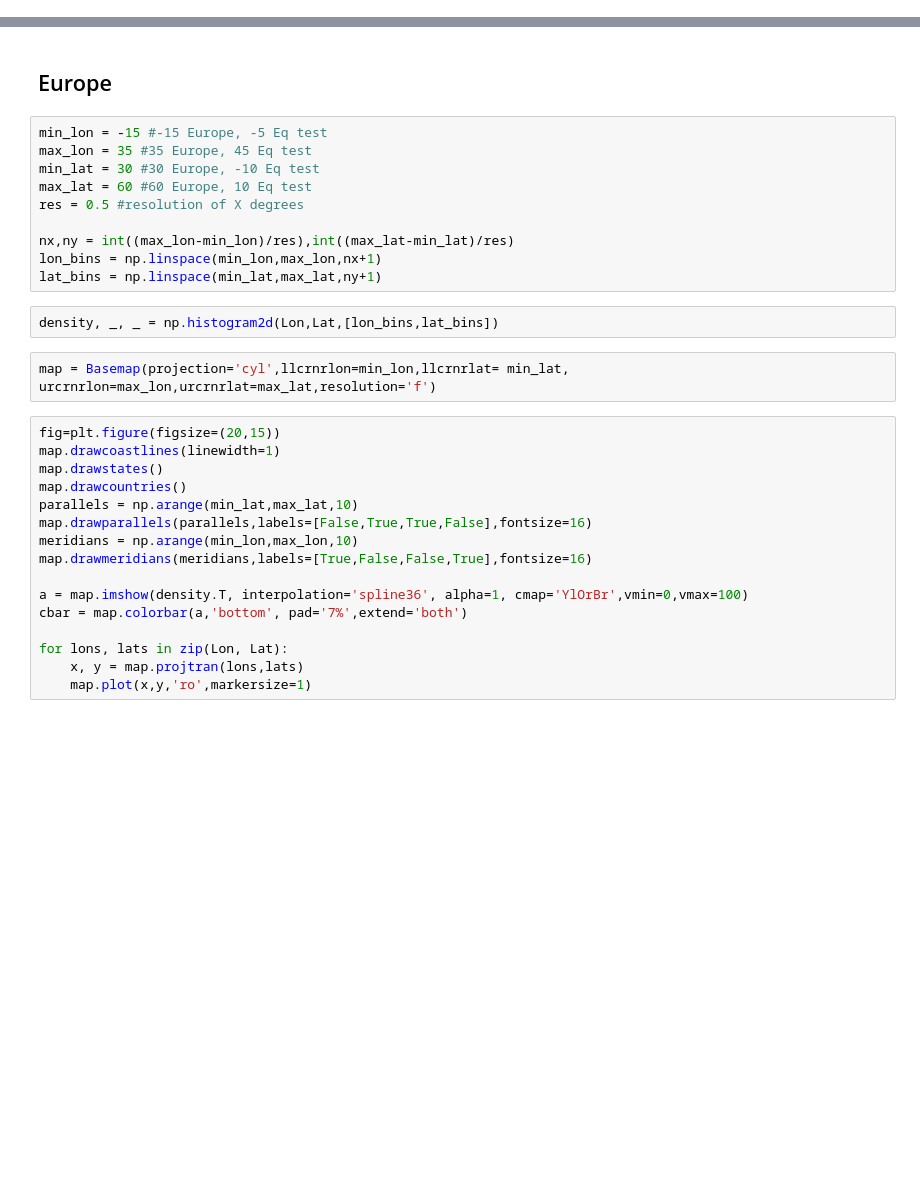
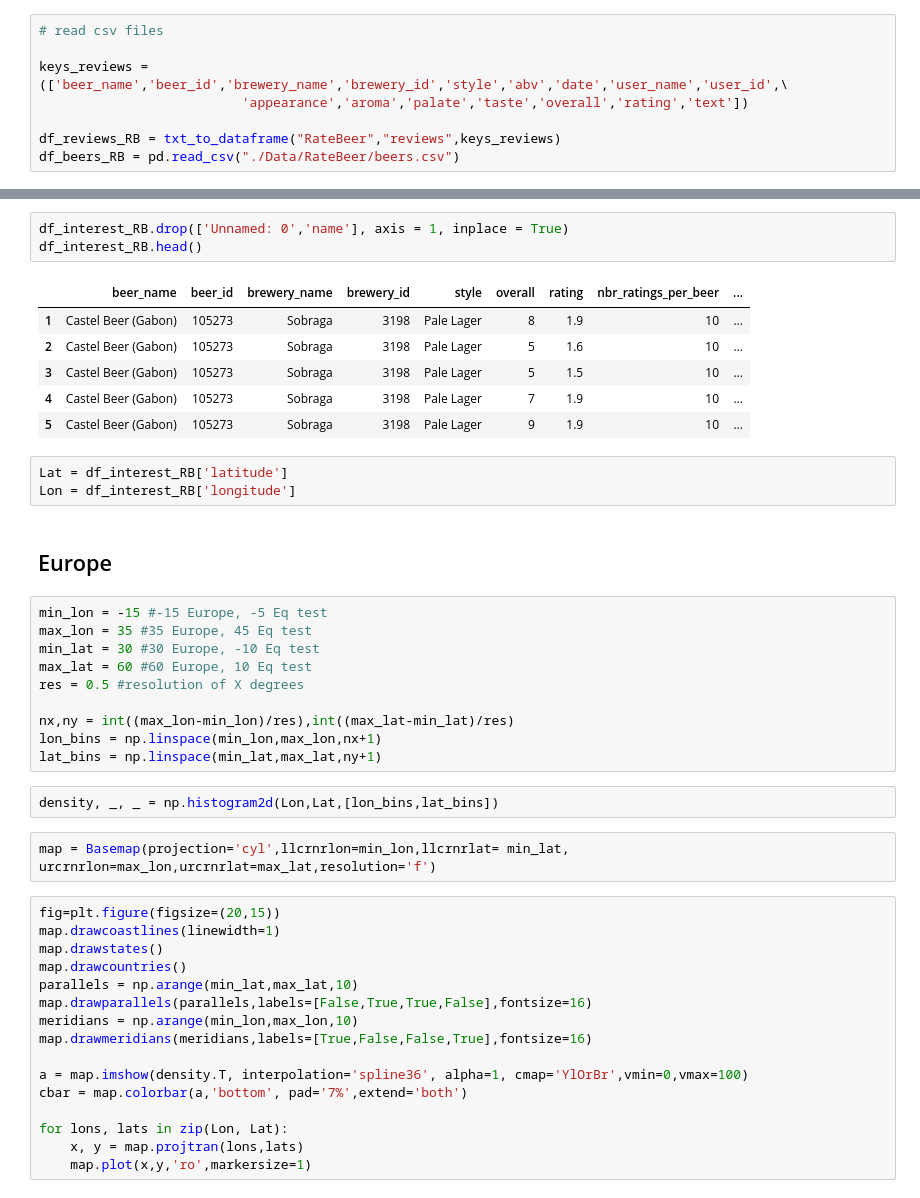
Before and after one commit to epfl-ada/ada-2022-project-sustainablepandas, a Jupyter notebook: dens_map.ipynb, the cells around one changed output, grey strips where cells are left out. Saved outputs shown, nothing was run; the diff lists cells and outputs as text; blank space fills up the shorter version.

```diff
--- a/dens_map.ipynb
+++ b/dens_map.ipynb
@@ -25,0 +71,8 @@ Lon = positions['lat']
+# %%
+# read csv files
+
+keys_reviews = (['beer_name','beer_id','brewery_name','brewery_id','style','abv','date','user_name','user_id',\
+                          'appearance','aroma','palate','taste','overall','rating','text'])
+
+df_reviews_RB = txt_to_dataframe("RateBeer","reviews",keys_reviews)
+df_beers_RB = pd.read_csv("./Data/RateBeer/beers.csv")
@@ -26,3 +141,16 @@ Lon = positions['lat']
+# %%
+df_interest_RB.drop(['Unnamed: 0','name'], axis = 1, inplace = True)
+df_interest_RB.head()
+# %% [output]
+|  | beer_name | beer_id | brewery_name | brewery_id | style | overall | rating | nbr_ratings_per_beer | ... |
+| 1 | Castel Beer (Gabon) | 105273 | Sobraga | 3198 | Pale Lager | 8 | 1.9 | 10 | ... |
+| 2 | Castel Beer (Gabon) | 105273 | Sobraga | 3198 | Pale Lager | 5 | 1.6 | 10 | ... |
+| 3 | Castel Beer (Gabon) | 105273 | Sobraga | 3198 | Pale Lager | 5 | 1.5 | 10 | ... |
+| 4 | Castel Beer (Gabon) | 105273 | Sobraga | 3198 | Pale Lager | 7 | 1.9 | 10 | ... |
+| 5 | Castel Beer (Gabon) | 105273 | Sobraga | 3198 | Pale Lager | 9 | 1.9 | 10 | ... |
+# %%
+Lat = df_interest_RB['latitude']
+Lon = df_interest_RB['longitude']
 # %% [markdown]
 ## Europe
 # %%
```
Also changed, not shown: parts of 12 cells of this notebook.
